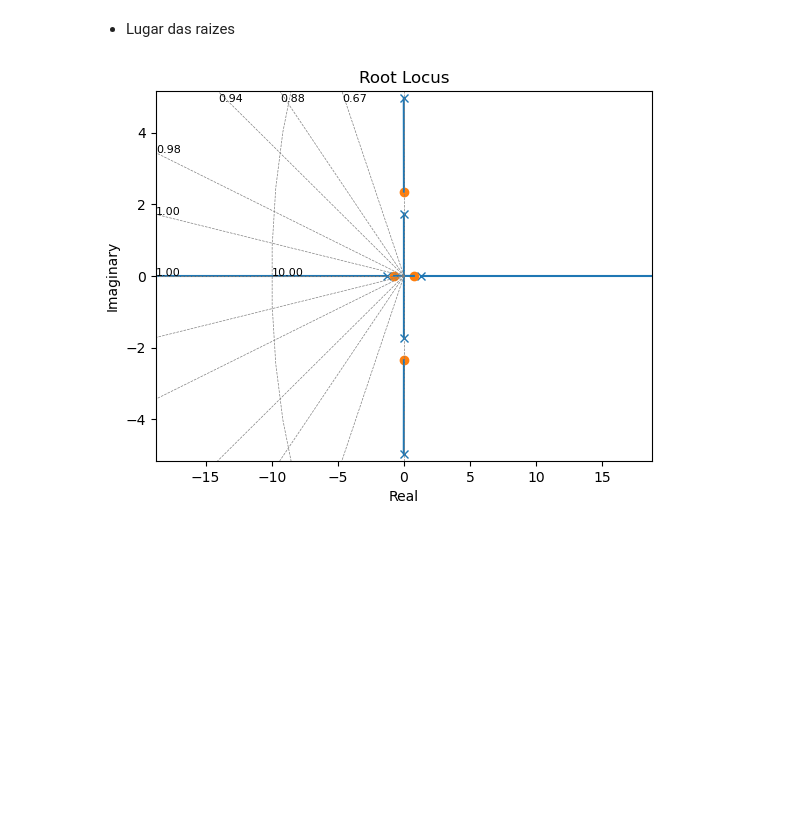
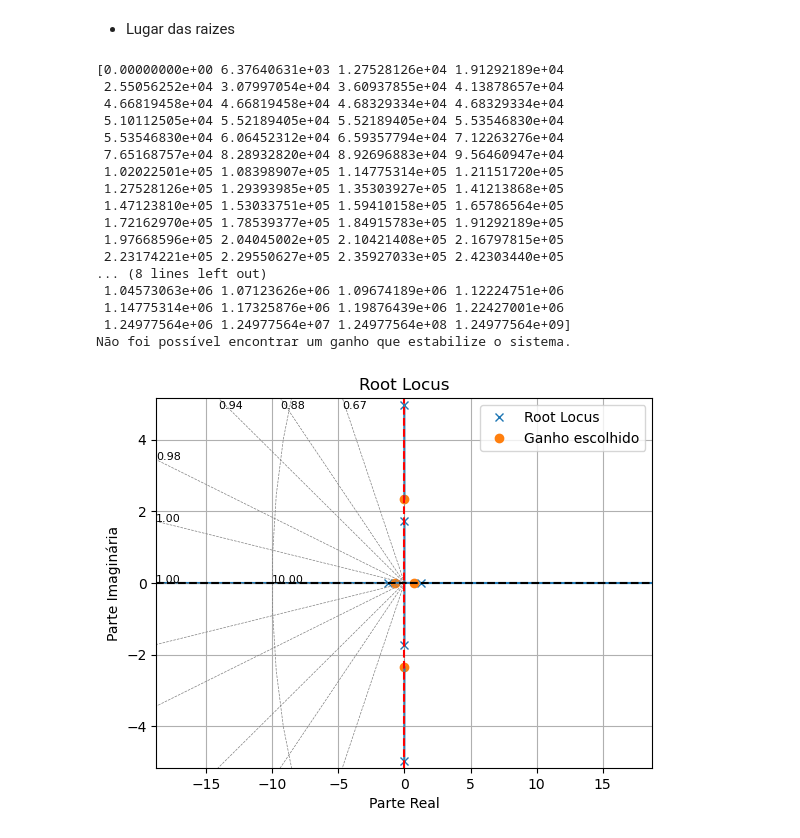
Before and after one commit to dpiassi/PME3481_2023_GuindasteHidraulicoFlorestal, a Jupyter notebook: GuindasteHidraulicoFlorestalControleClassico.ipynb, the cells around one changed output. Drawn from its saved outputs; the diff is of its cells as text; code cells hidden in the pictures; blank space fills up the shorter version.

```diff
--- a/GuindasteHidraulicoFlorestalControleClassico.ipynb
+++ b/GuindasteHidraulicoFlorestalControleClassico.ipynb
@@ -217,18 +211,60 @@ ValueError: Transfer function is non-proper; can't convert to StateSpace system.
 # %%
 # Calcular o root locus
 rlist, klist = co_general.root_locus(G)
+print(klist)
+
+# Encontrar os ganhos que estabilizam o sistema
+stable_gains = []
+for i in range(len(klist)):
+    poles = co_general.pole(G * klist[i]+1)
+    if np.all(np.real(poles) < 0) and poles.size > 0:
+        stable_gains.append(klist[i])
+
+# Escolher o valor do ganho que estabiliza o sistema
+if len(stable_gains) > 0:
+    chosen_gain = min(stable_gains)
+    print("Valor do ganho escolhido:", chosen_gain)
+else:
+    print("Não foi possível encontrar um ganho que estabilize o sistema.")
+
+# Plotar o root locus com o ganho escolhido
+plt.axhline(y=0, color='k', linestyle='--')
+plt.axvline(x=chosen_gain, color='r', linestyle='--')
+plt.legend(['Root Locus', 'Ganho escolhido'])
+plt.title("Root Locus")
+plt.xlabel("Parte Real")
+plt.ylabel("Parte Imaginária")
+plt.grid(True)
+plt.show()
 
 # Plotar o root locus
 plt.figure()
 plt.plot(rlist.real, rlist.imag, "b", label="Root Locus")
 plt.axhline(y=0, color="k", linestyle="--")
 plt.axvline(x=0, color="k", linestyle="--")
 plt.xlabel("Parte Real")
 plt.ylabel("Parte Imaginária")
 plt.title("Root Locus")
 plt.grid(True)
 plt.legend()
 plt.show()
 # %% [output]
+[0.00000000e+00 6.37640631e+03 1.27528126e+04 1.91292189e+04
+ 2.55056252e+04 3.07997054e+04 3.60937855e+04 4.13878657e+04
+ 4.66819458e+04 4.66819458e+04 4.68329334e+04 4.68329334e+04
+ 5.10112505e+04 5.52189405e+04 5.52189405e+04 5.53546830e+04
+ 5.53546830e+04 6.06452312e+04 6.59357794e+04 7.12263276e+04
+ 7.65168757e+04 8.28932820e+04 8.92696883e+04 9.56460947e+04
+ 1.02022501e+05 1.08398907e+05 1.14775314e+05 1.21151720e+05
+ 1.27528126e+05 1.29393985e+05 1.35303927e+05 1.41213868e+05
+ 1.47123810e+05 1.53033751e+05 1.59410158e+05 1.65786564e+05
+ 1.72162970e+05 1.78539377e+05 1.84915783e+05 1.91292189e+05
+ 1.97668596e+05 2.04045002e+05 2.10421408e+05 2.16797815e+05
+ 2.23174221e+05 2.29550627e+05 2.35927033e+05 2.42303440e+05
+... (8 lines left out)
+ 1.04573063e+06 1.07123626e+06 1.09674189e+06 1.12224751e+06
+ 1.14775314e+06 1.17325876e+06 1.19876439e+06 1.22427001e+06
+ 1.24977564e+06 1.24977564e+07 1.24977564e+08 1.24977564e+09]
+Não foi possível encontrar um ganho que estabilize o sistema.
-[figure, old version]
+[figure, new version]
 [figure]
```
Also changed, not shown: parts of 3 cells of this notebook.
